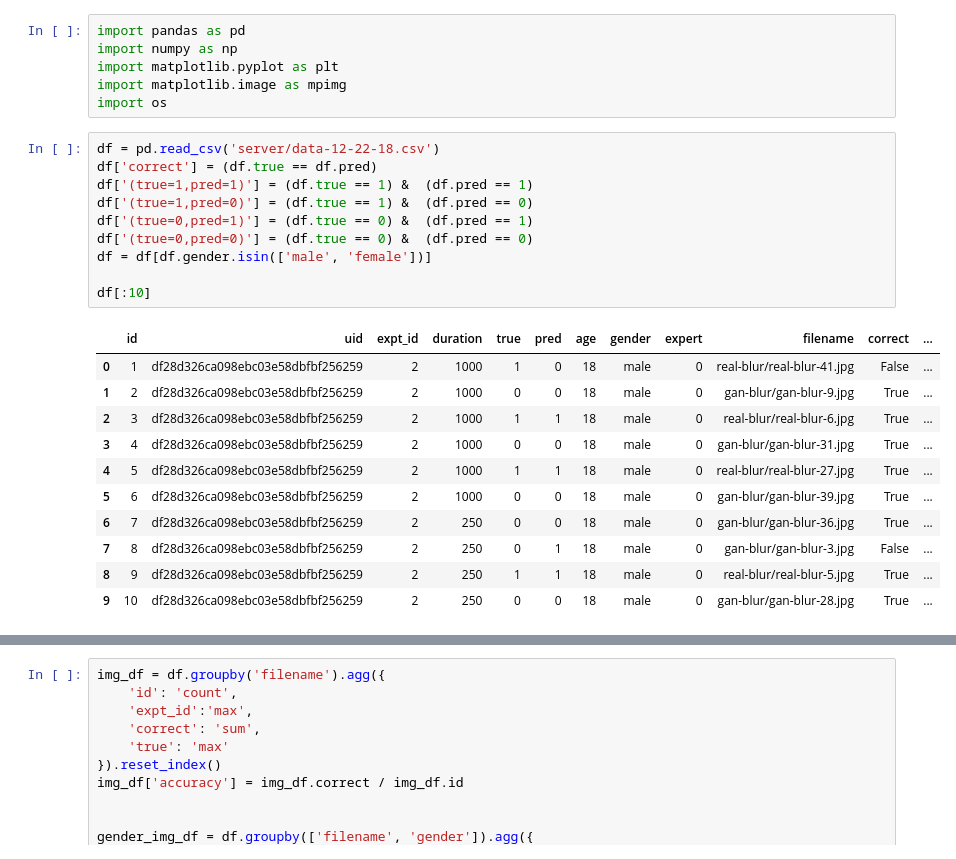
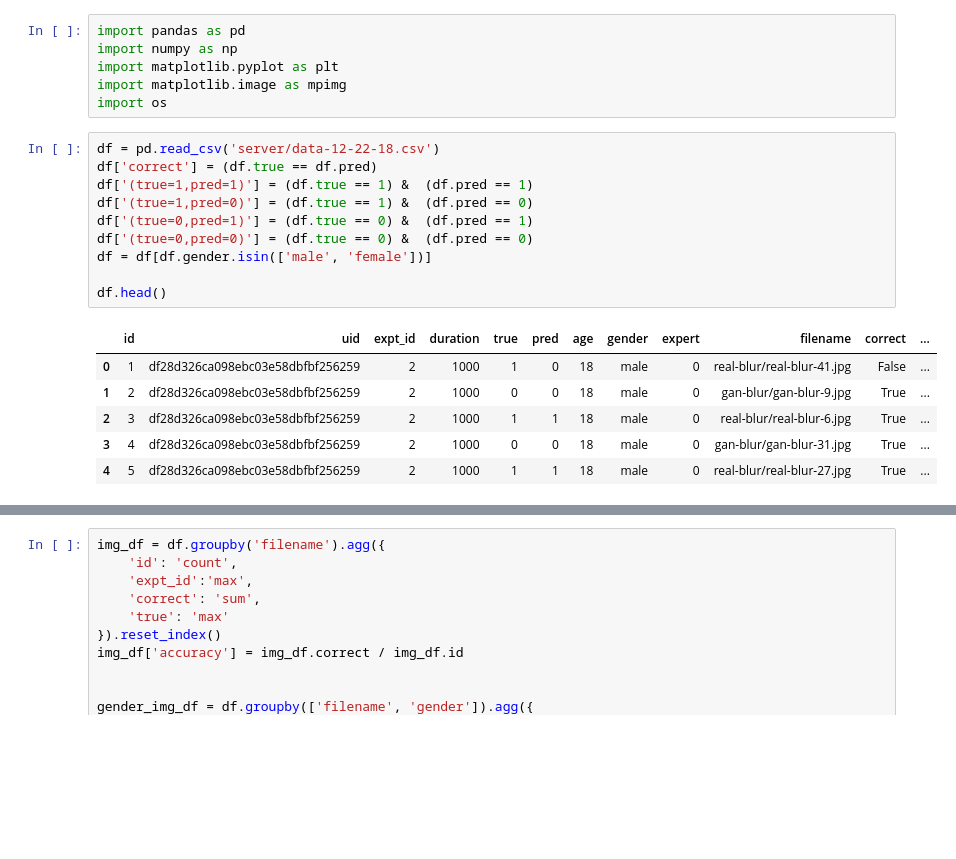
Before and after one commit to k-weng/6861-face, a Jupyter notebook: face-analysis-new.ipynb, the cells around one changed output, grey strips where cells are left out. Cells and saved outputs as stored; diff of their text form; blank space fills up the shorter version.

```diff
--- a/face-analysis-new.ipynb
+++ b/face-analysis-new.ipynb
@@ -7,22 +7,17 @@ import os
 # %%
 df = pd.read_csv('server/data-12-22-18.csv')
 df['correct'] = (df.true == df.pred)
 df['(true=1,pred=1)'] = (df.true == 1) &  (df.pred == 1)
 df['(true=1,pred=0)'] = (df.true == 1) &  (df.pred == 0)
 df['(true=0,pred=1)'] = (df.true == 0) &  (df.pred == 1)
 df['(true=0,pred=0)'] = (df.true == 0) &  (df.pred == 0)
 df = df[df.gender.isin(['male', 'female'])]
 
-df[:10]
+df.head()
 # %% [output]
 |  | id | uid | expt_id | duration | true | pred | age | gender | expert | filename | correct | ... |
 | 0 | 1 | df28d326ca098ebc03e58dbfbf256259 | 2 | 1000 | 1 | 0 | 18 | male | 0 | real-blur/real-blur-41.jpg | False | ... |
 | 1 | 2 | df28d326ca098ebc03e58dbfbf256259 | 2 | 1000 | 0 | 0 | 18 | male | 0 | gan-blur/gan-blur-9.jpg | True | ... |
 | 2 | 3 | df28d326ca098ebc03e58dbfbf256259 | 2 | 1000 | 1 | 1 | 18 | male | 0 | real-blur/real-blur-6.jpg | True | ... |
 | 3 | 4 | df28d326ca098ebc03e58dbfbf256259 | 2 | 1000 | 0 | 0 | 18 | male | 0 | gan-blur/gan-blur-31.jpg | True | ... |
 | 4 | 5 | df28d326ca098ebc03e58dbfbf256259 | 2 | 1000 | 1 | 1 | 18 | male | 0 | real-blur/real-blur-27.jpg | True | ... |
-| 5 | 6 | df28d326ca098ebc03e58dbfbf256259 | 2 | 1000 | 0 | 0 | 18 | male | 0 | gan-blur/gan-blur-39.jpg | True | ... |
-| 6 | 7 | df28d326ca098ebc03e58dbfbf256259 | 2 | 250 | 0 | 0 | 18 | male | 0 | gan-blur/gan-blur-36.jpg | True | ... |
-| 7 | 8 | df28d326ca098ebc03e58dbfbf256259 | 2 | 250 | 0 | 1 | 18 | male | 0 | gan-blur/gan-blur-3.jpg | False | ... |
-| 8 | 9 | df28d326ca098ebc03e58dbfbf256259 | 2 | 250 | 1 | 1 | 18 | male | 0 | real-blur/real-blur-5.jpg | True | ... |
-| 9 | 10 | df28d326ca098ebc03e58dbfbf256259 | 2 | 250 | 0 | 0 | 18 | male | 0 | gan-blur/gan-blur-28.jpg | True | ... |
```
Also changed, not shown: parts of 12 cells of this notebook, 2 other files.
